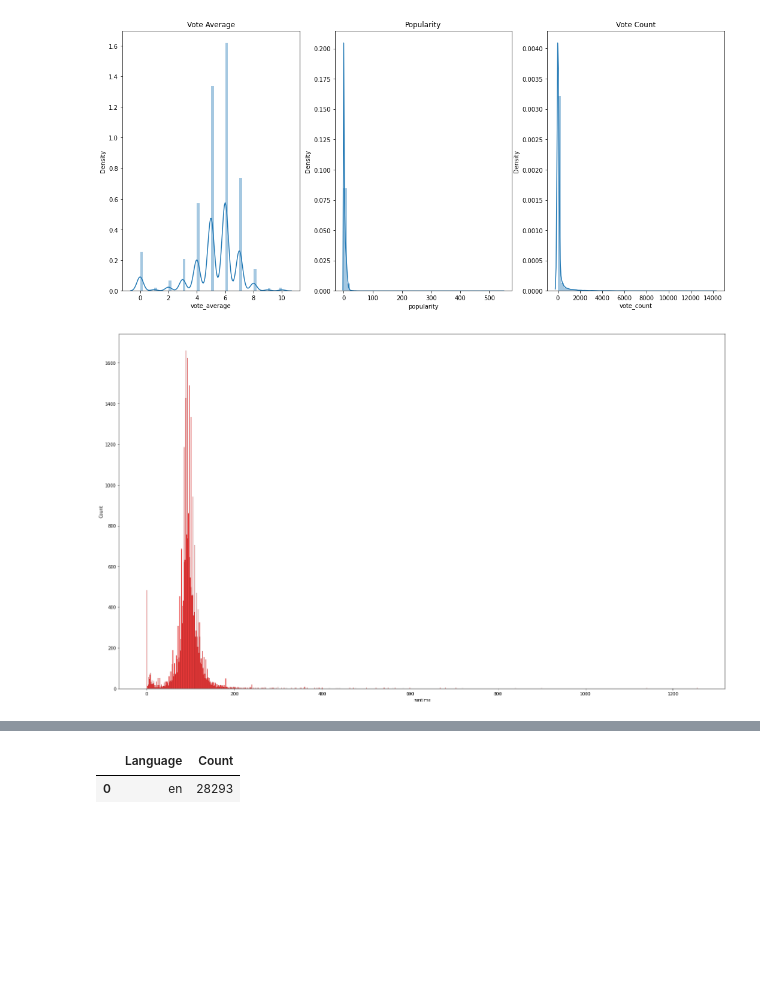
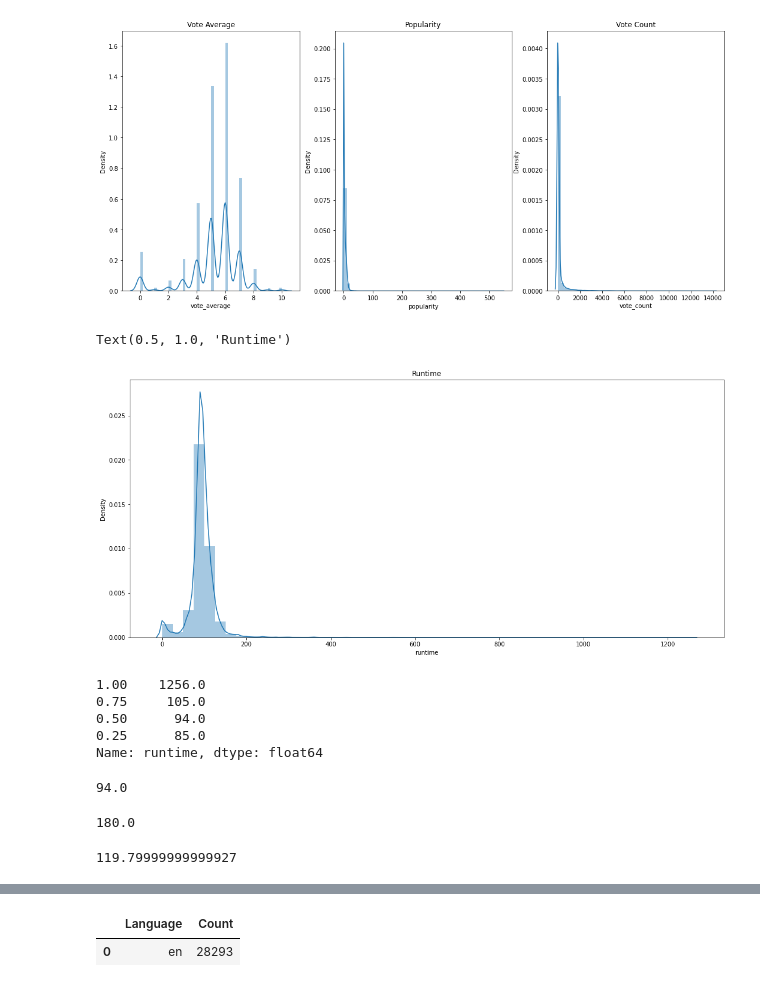
Before and after one commit to salenewOrld/netflix-movies-suggestion, a Jupyter notebook: Final/Untitled3.ipynb, the cells around one changed output, grey strips where cells are left out. Cells and saved outputs as stored; diff of their text form; code cells hidden in the pictures; blank space fills up the shorter version.

```diff
--- a/Final/Untitled3.ipynb
+++ b/Final/Untitled3.ipynb
@@ -522,7 +596,9 @@ plt.show()
 [figure]
 # %%
 # Checking whether where are mostly movies runtime
-plt.figure(figsize=(25,15))
-sns.histplot(df_eda['runtime'], color="red");
+f,ax=plt.subplots(figsize=(18,8))
+ax = sns.distplot(df_eda['runtime'])
+ax.set_title('Runtime')
 # %% [output]
+Text(0.5, 1.0, 'Runtime')
-[figure, old version]
+[figure, new version]
@@ -528,0 +607,21 @@ sns.histplot(df_eda['runtime'], color="red");
+# %%
+#duration
+df_eda['runtime'].quantile([1.,.75,.5,.25])
+# %% [output]
+1.00    1256.0
+0.75     105.0
+0.50      94.0
+0.25      85.0
+Name: runtime, dtype: float64
+# %%
+df_eda['runtime'].quantile(.5)
+# %% [output]
+94.0
+# %%
+df_eda['runtime'].quantile(.99)
+# %% [output]
+180.0
+# %%
+df_eda['runtime'].quantile(.9)
+# %% [output]
+119.79999999999927
```
Also changed, not shown: parts of 18 cells of this notebook.
